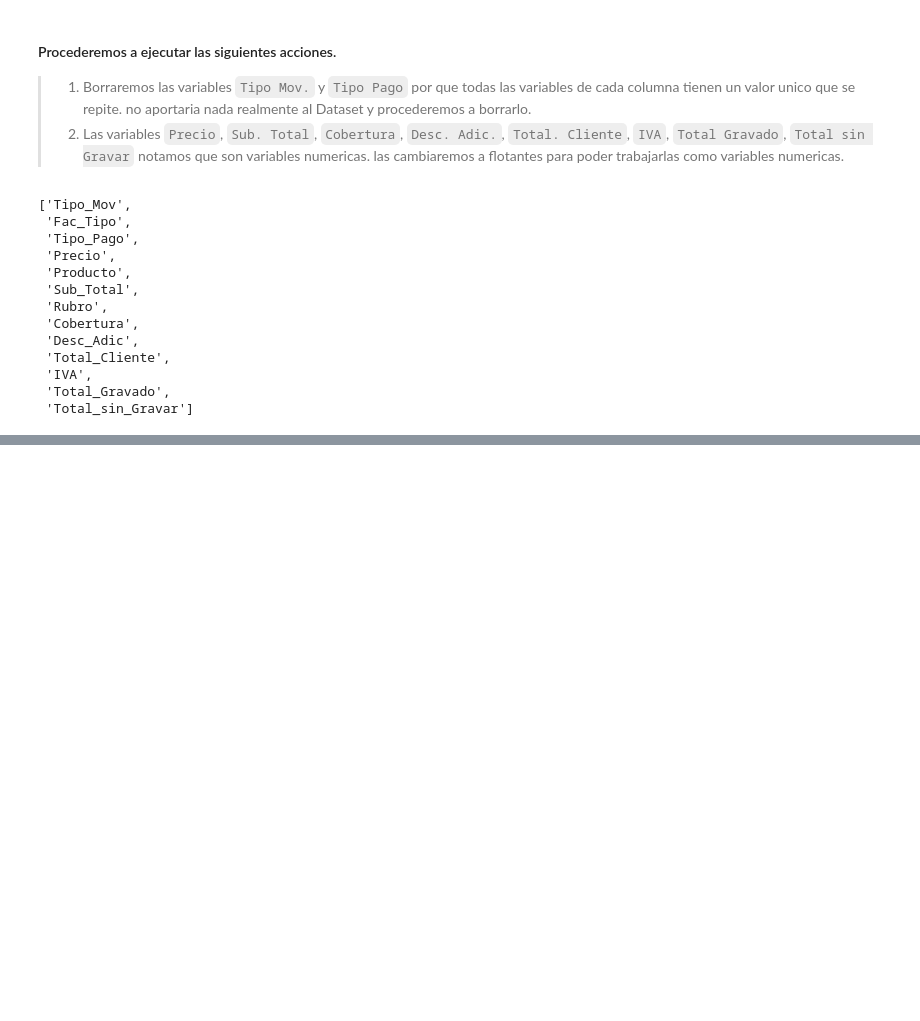
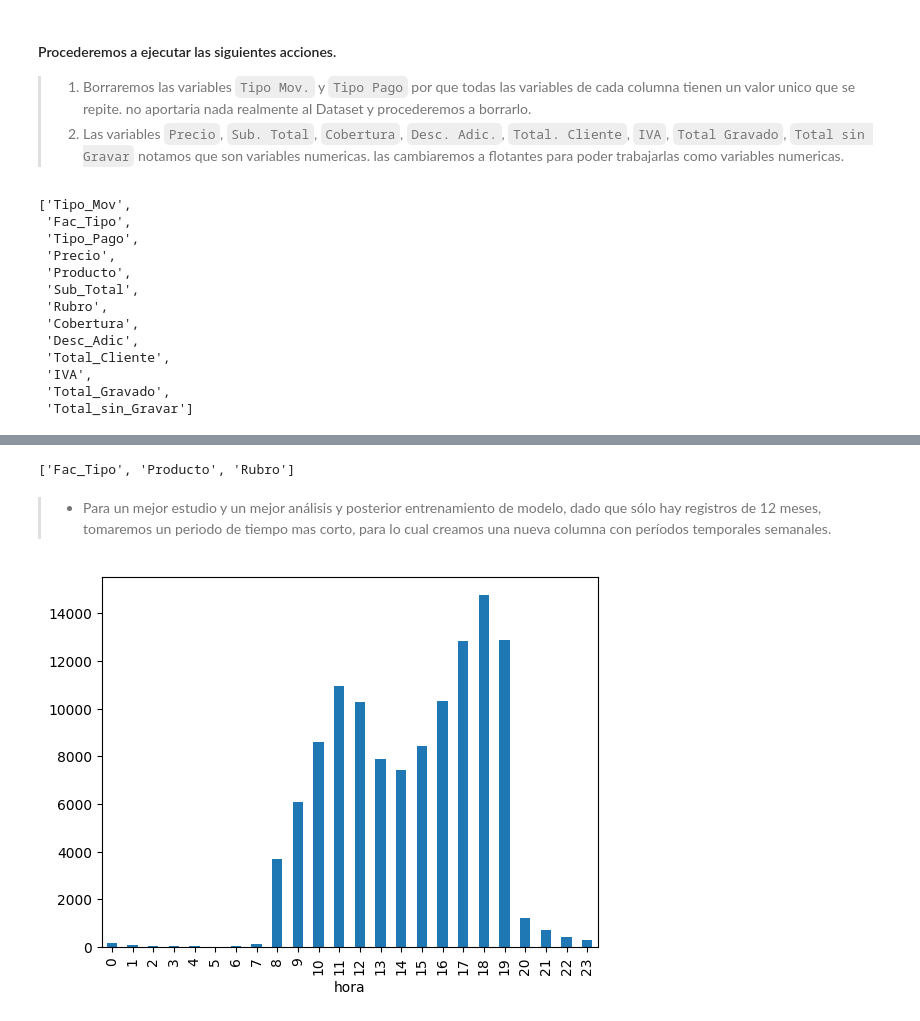
Before and after one commit to 4GeeksAcademy/sp-ml-20-final-project-g2, a Jupyter notebook: src/Final-project-Grupo2-InetaAnthonnyGuillermo.ipynb, the cells around one changed output, grey strips where cells are left out. Drawn from its saved outputs; the diff is of its cells as text; code cells hidden in the pictures; blank space fills up the shorter version.

```diff
--- a/src/Final-project-Grupo2-InetaAnthonnyGuillermo.ipynb
+++ b/src/Final-project-Grupo2-InetaAnthonnyGuillermo.ipynb
@@ -466,6 +466,4 @@ df.drop(["Tipo_Mov", "Tipo_Pago"],axis=1, inplace=True)
 columns_to_numeric = ['Precio', 'Sub_Total', 'Cobertura', 'Desc_Adic', 'Total_Cliente', 'IVA', 'Total_Gravado', 'Total_sin_Gravar']
 
 for col in columns_to_numeric:
-    df[col] = (df[col].astype(str)
-                      .str.replace(',', '.')
-                      .astype(float))
+    df[col] = (df[col].astype(str).str.replace(',', '.').astype(float))
@@ -471,0 +550,5 @@ for col in columns_to_numeric:
+# %%
+fals_obj = ["Precio","Sub_Total","Cobertura","Desc_Adic","Total_Cliente","IVA","Total_Gravado","Total_sin_Gravar"]
+
+df[fals_obj] = df[fals_obj].astype(str).apply(lambda col: col.str.replace(",", "."))
+df[fals_obj] = df[fals_obj].apply(pd.to_numeric)
@@ -471,0 +571,17 @@ for col in columns_to_numeric:
+# %%
+cat_variables = df.select_dtypes(include=['object']).columns.tolist()
+cat_variables
+# %% [output]
+['Fac_Tipo', 'Producto', 'Rubro']
+# %% [markdown]
+> - Para un mejor estudio y un mejor análisis y posterior entrenamiento de modelo, dado que sólo hay registros de 12 meses, tomaremos un periodo de tiempo mas corto, para lo cual creamos una nueva columna con períodos temporales semanales.
+# %%
+df["num_semana"] = df["Fecha"].dt.isocalendar().week.astype(int)
+# %%
+df_copy = df.copy()
+# %%
+df_copy["hora"] = df_copy["Fecha"].dt.hour
+df_copy["hora"].value_counts().sort_index().plot(kind="bar")
+plt.show()
+# %% [output]
+[figure, added]
```
Also changed, not shown: parts of 21 cells of this notebook, 5 other files.
